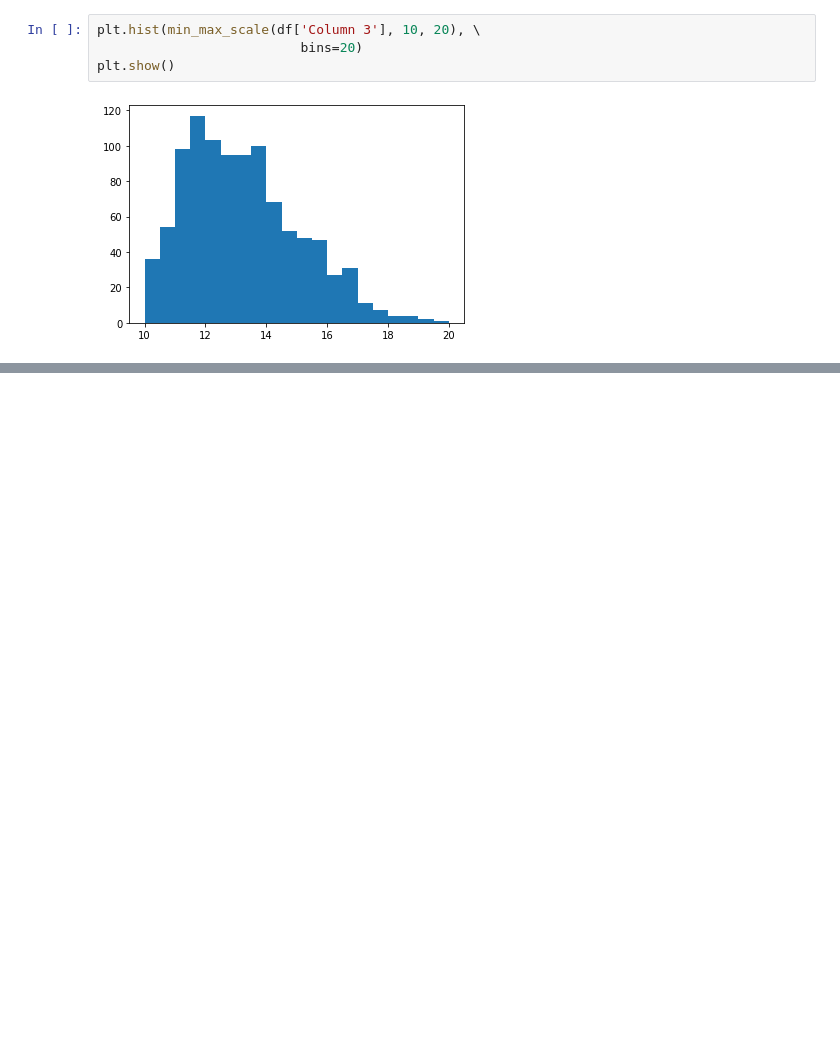
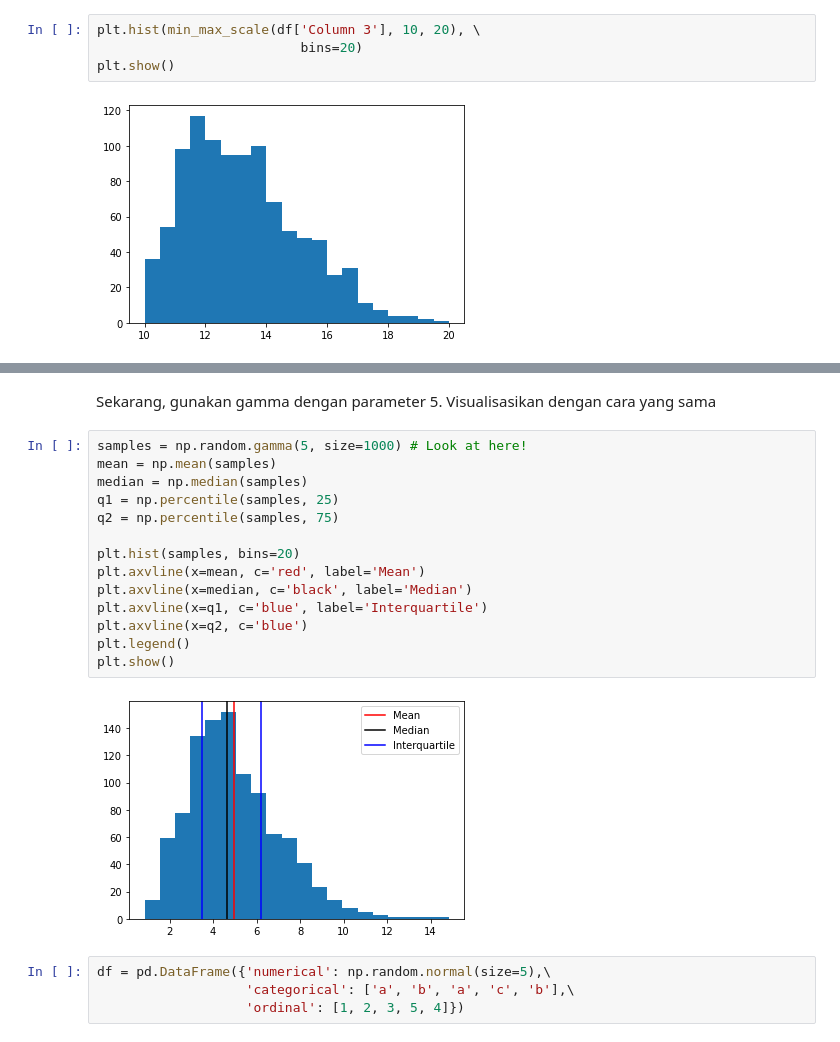
Before and after one commit to samyon7/Statistics-Python, a Jupyter notebook: Work_3/work_3-1.ipynb, the cells around one changed output, grey strips where cells are left out. Cells and saved outputs as stored; diff of their text form; blank space fills up the shorter version.

```diff
--- a/Work_3/work_3-1.ipynb
+++ b/Work_3/work_3-1.ipynb
@@ -146,0 +203,22 @@ plt.show()
+# %% [markdown]
+Sekarang, gunakan gamma dengan parameter 5. Visualisasikan dengan cara yang sama
+# %%
+samples = np.random.gamma(5, size=1000) # Look at here!
+mean = np.mean(samples)
+median = np.median(samples)
+q1 = np.percentile(samples, 25)
+q2 = np.percentile(samples, 75)
+
+plt.hist(samples, bins=20)
+plt.axvline(x=mean, c='red', label='Mean')
+plt.axvline(x=median, c='black', label='Median')
+plt.axvline(x=q1, c='blue', label='Interquartile')
+plt.axvline(x=q2, c='blue')
+plt.legend()
+plt.show()
+# %% [output]
+[figure, added]
+# %%
+df = pd.DataFrame({'numerical': np.random.normal(size=5),\
+                   'categorical': ['a', 'b', 'a', 'c', 'b'],\
+                   'ordinal': [1, 2, 3, 5, 4]})
```
Also changed, not shown: parts of 19 cells of this notebook.
